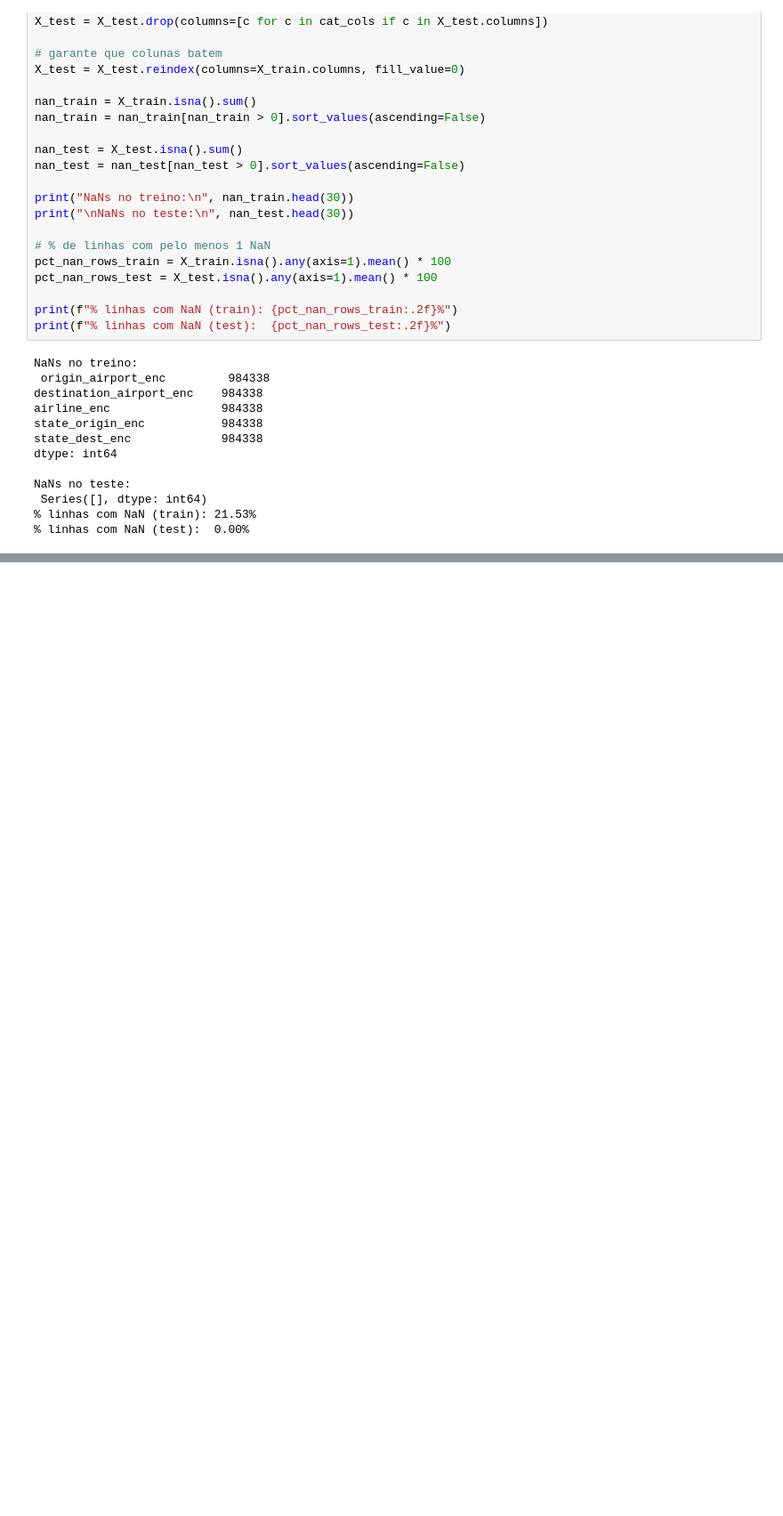
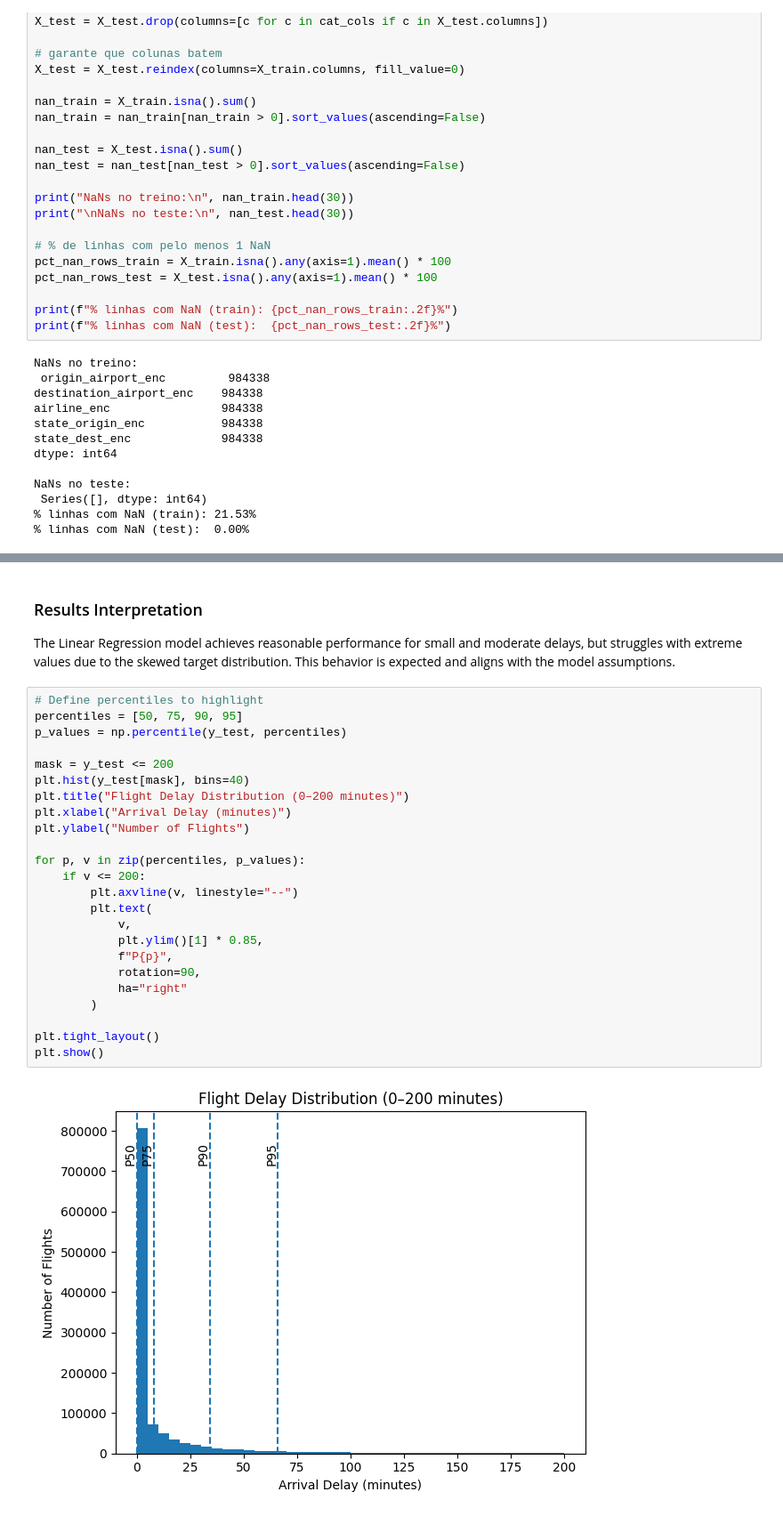
Before and after one commit to GuilhermeDellatin/fiap-machine-learning-tech-challenge-3, a Jupyter notebook: flight-regression.ipynb, the cells around one changed output, grey strips where cells are left out. Shown at 89% size. Saved outputs shown, nothing was run; the diff lists cells and outputs as text; blank space fills up the shorter version.

```diff
--- a/flight-regression.ipynb
+++ b/flight-regression.ipynb
@@ -240 +245,32 @@ R2:   -0.0780
+# %% [markdown]
+### Results Interpretation
+
+The Linear Regression model achieves reasonable performance for small and moderate delays, but struggles with extreme values due to the skewed target distribution.
+This behavior is expected and aligns with the model assumptions.
+# %%
+# Define percentiles to highlight
+percentiles = [50, 75, 90, 95]
+p_values = np.percentile(y_test, percentiles)
+
+mask = y_test <= 200
+plt.hist(y_test[mask], bins=40)
+plt.title("Flight Delay Distribution (0–200 minutes)")
+plt.xlabel("Arrival Delay (minutes)")
+plt.ylabel("Number of Flights")
+
+for p, v in zip(percentiles, p_values):
+    if v <= 200:
+        plt.axvline(v, linestyle="--")
+        plt.text(
+            v,
+            plt.ylim()[1] * 0.85,
+            f"P{p}",
+            rotation=90,
+            ha="right"
+        )
+
+plt.tight_layout()
+plt.show()
+# %% [output]
+[figure, added]
 # %%
```
Also changed, not shown: parts of 26 cells of this notebook.
